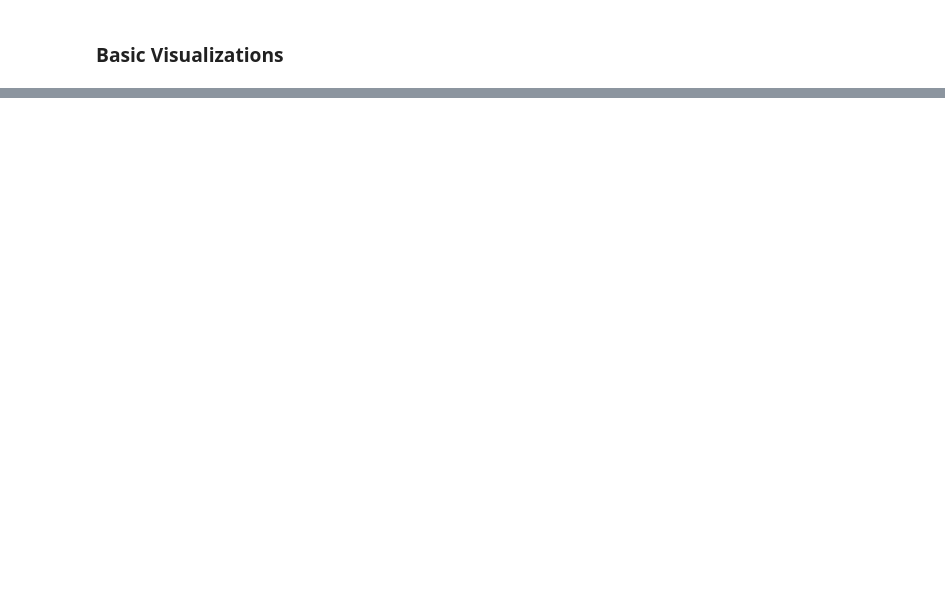
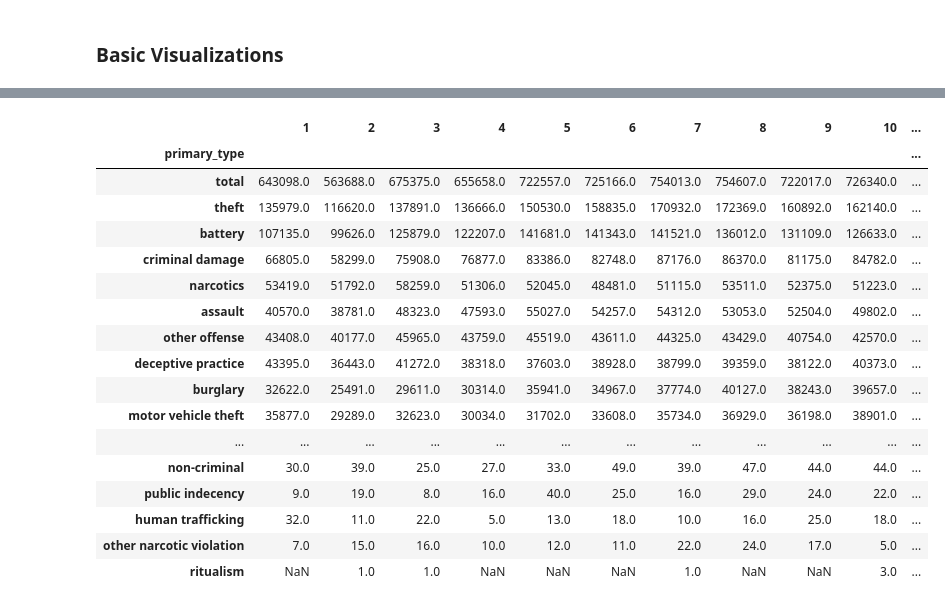
Before and after one commit to arishokri/michigan-ds, a Jupyter notebook: assignments/course2_assignment4/data.ipynb, the cells around one changed output, grey strips where cells are left out. Cells and saved outputs as stored; diff of their text form; code cells hidden in the pictures; blank space fills up the shorter version.

```diff
--- a/assignments/course2_assignment4/data.ipynb
+++ b/assignments/course2_assignment4/data.ipynb
@@ -121,0 +169,39 @@ Number of arrested > True: 1,847,676
+# %%
+# Creating pivot table for counts across different types of crimes, 'primary_type'
+# We can determine which crime types have the most amount of seasonality by obtaining CV.
+pivot = joined.pivot_table(index=joined['date'].dt.month, columns='primary_type', aggfunc='size')
+pivot['total'] = pivot.sum(axis=1, numeric_only=True)
+pivot.loc['total'] = pivot.iloc[:12].sum(axis=0)
+pivot.loc['cv'] = (pivot.iloc[:12].std(axis=0) / pivot.iloc[:12].mean(axis=0)).round(decimals=2)
+# pivot.index.name = 'month'
+# pivot.columns.name = None
+pivot.columns = [col.lower() for col in pivot.columns]
+
+transposed = pivot.transpose()
+transposed.index.name = "primary_type"
+transposed.columns.name = None
+transposed.sort_values(by=["total", "cv"], ascending=False, inplace=True)
+transposed
+# print("Coefficinet of Variability (CV) for all the crime types are:\n")
+
+# for i,v in pivot.loc['cv'].sort_values(ascending=False).items():
+#     print("cv:", v, "total_count:", "{:,}".format(pivot.loc["total", i].astype(int)), "---", i)
+# %% [output]
+|  | 1 | 2 | 3 | 4 | 5 | 6 | 7 | 8 | 9 | 10 | ... |
+| primary_type |  |  |  |  |  |  |  |  |  |  | ... |
+| total | 643098.0 | 563688.0 | 675375.0 | 655658.0 | 722557.0 | 725166.0 | 754013.0 | 754607.0 | 722017.0 | 726340.0 | ... |
+| theft | 135979.0 | 116620.0 | 137891.0 | 136666.0 | 150530.0 | 158835.0 | 170932.0 | 172369.0 | 160892.0 | 162140.0 | ... |
+| battery | 107135.0 | 99626.0 | 125879.0 | 122207.0 | 141681.0 | 141343.0 | 141521.0 | 136012.0 | 131109.0 | 126633.0 | ... |
+| criminal damage | 66805.0 | 58299.0 | 75908.0 | 76877.0 | 83386.0 | 82748.0 | 87176.0 | 86370.0 | 81175.0 | 84782.0 | ... |
+| narcotics | 53419.0 | 51792.0 | 58259.0 | 51306.0 | 52045.0 | 48481.0 | 51115.0 | 53511.0 | 52375.0 | 51223.0 | ... |
+| assault | 40570.0 | 38781.0 | 48323.0 | 47593.0 | 55027.0 | 54257.0 | 54312.0 | 53053.0 | 52504.0 | 49802.0 | ... |
+| other offense | 43408.0 | 40177.0 | 45965.0 | 43759.0 | 45519.0 | 43611.0 | 44325.0 | 43429.0 | 40754.0 | 42570.0 | ... |
+| deceptive practice | 43395.0 | 36443.0 | 41272.0 | 38318.0 | 37603.0 | 38928.0 | 38799.0 | 39359.0 | 38122.0 | 40373.0 | ... |
+| burglary | 32622.0 | 25491.0 | 29611.0 | 30314.0 | 35941.0 | 34967.0 | 37774.0 | 40127.0 | 38243.0 | 39657.0 | ... |
+| motor vehicle theft | 35877.0 | 29289.0 | 32623.0 | 30034.0 | 31702.0 | 33608.0 | 35734.0 | 36929.0 | 36198.0 | 38901.0 | ... |
+| ... | ... | ... | ... | ... | ... | ... | ... | ... | ... | ... | ... |
+| non-criminal | 30.0 | 39.0 | 25.0 | 27.0 | 33.0 | 49.0 | 39.0 | 47.0 | 44.0 | 44.0 | ... |
+| public indecency | 9.0 | 19.0 | 8.0 | 16.0 | 40.0 | 25.0 | 16.0 | 29.0 | 24.0 | 22.0 | ... |
+| human trafficking | 32.0 | 11.0 | 22.0 | 5.0 | 13.0 | 18.0 | 10.0 | 16.0 | 25.0 | 18.0 | ... |
+| other narcotic violation | 7.0 | 15.0 | 16.0 | 10.0 | 12.0 | 11.0 | 22.0 | 24.0 | 17.0 | 5.0 | ... |
+| ritualism | NaN | 1.0 | 1.0 | NaN | NaN | NaN | 1.0 | NaN | NaN | 3.0 | ... |
```
Also changed, not shown: parts of 19 cells of this notebook.
